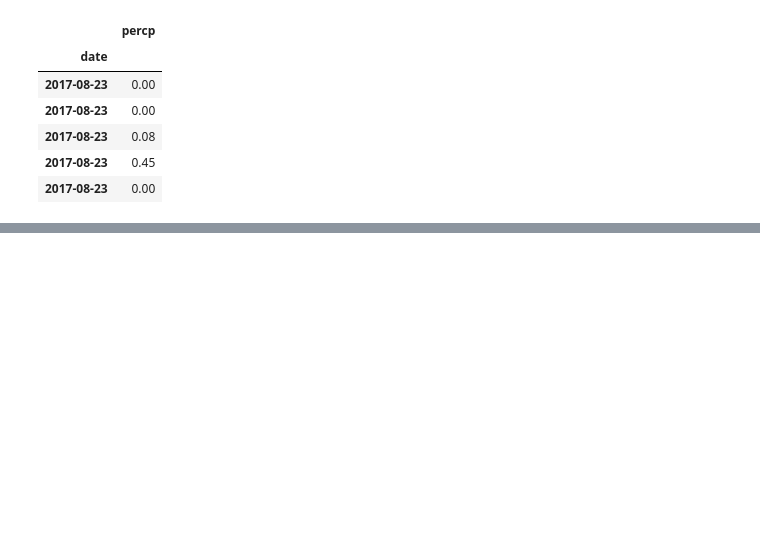
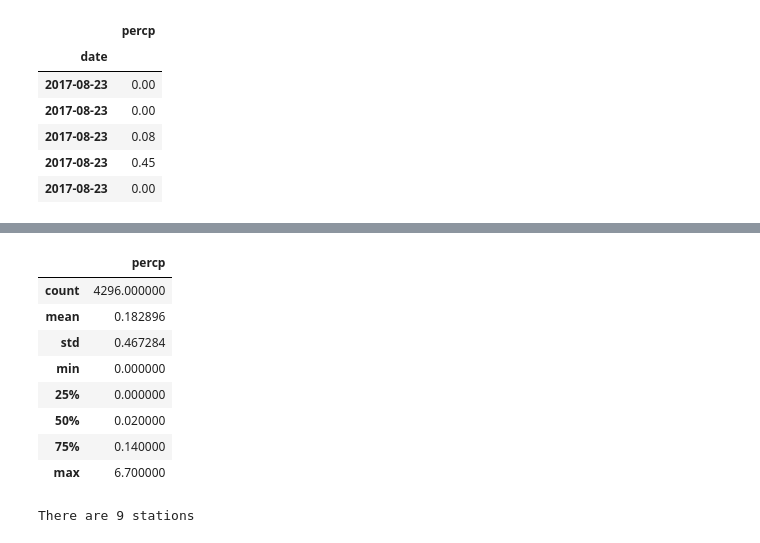
Before and after one commit to sram29/Adv-Data-Retrieval, a Jupyter notebook: Climate_Analysis.ipynb, the cells around one changed output, grey strips where cells are left out. Drawn from its saved outputs; the diff is of its cells as text; code cells hidden in the pictures; blank space fills up the shorter version.

```diff
--- a/Climate_Analysis.ipynb
+++ b/Climate_Analysis.ipynb
@@ -82,0 +84,20 @@ plt.show()
+# %%
+df.describe()
+# %% [output]
+|  | percp |
+| count | 4296.000000 |
+| mean | 0.182896 |
+| std | 0.467284 |
+| min | 0.000000 |
+| 25% | 0.000000 |
+| 50% | 0.020000 |
+| 75% | 0.140000 |
+| max | 6.700000 |
+# %%
+total_stations = (session
+                  .query(func.count(Station.name))
+                  .scalar())
+
+print(f'There are {total_stations} stations')
+# %% [output]
+There are 9 stations
```
Also changed, not shown: parts of 5 cells of this notebook, 3 other files.
